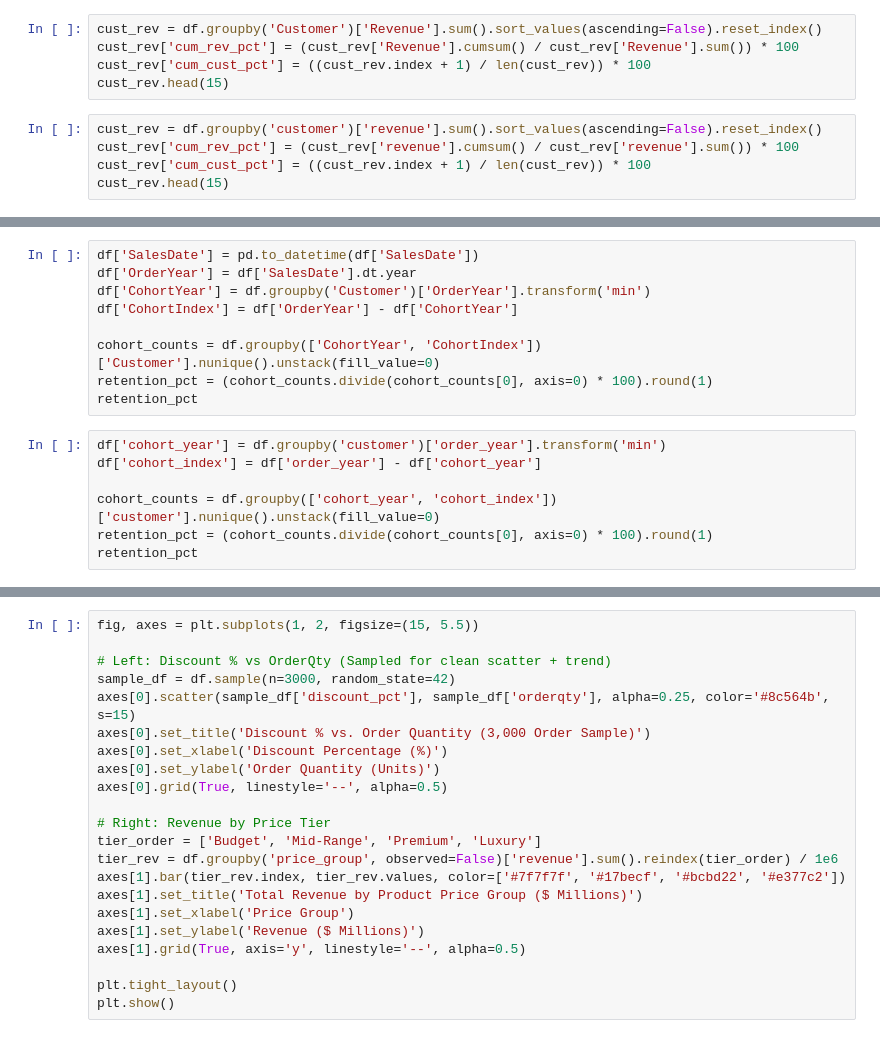
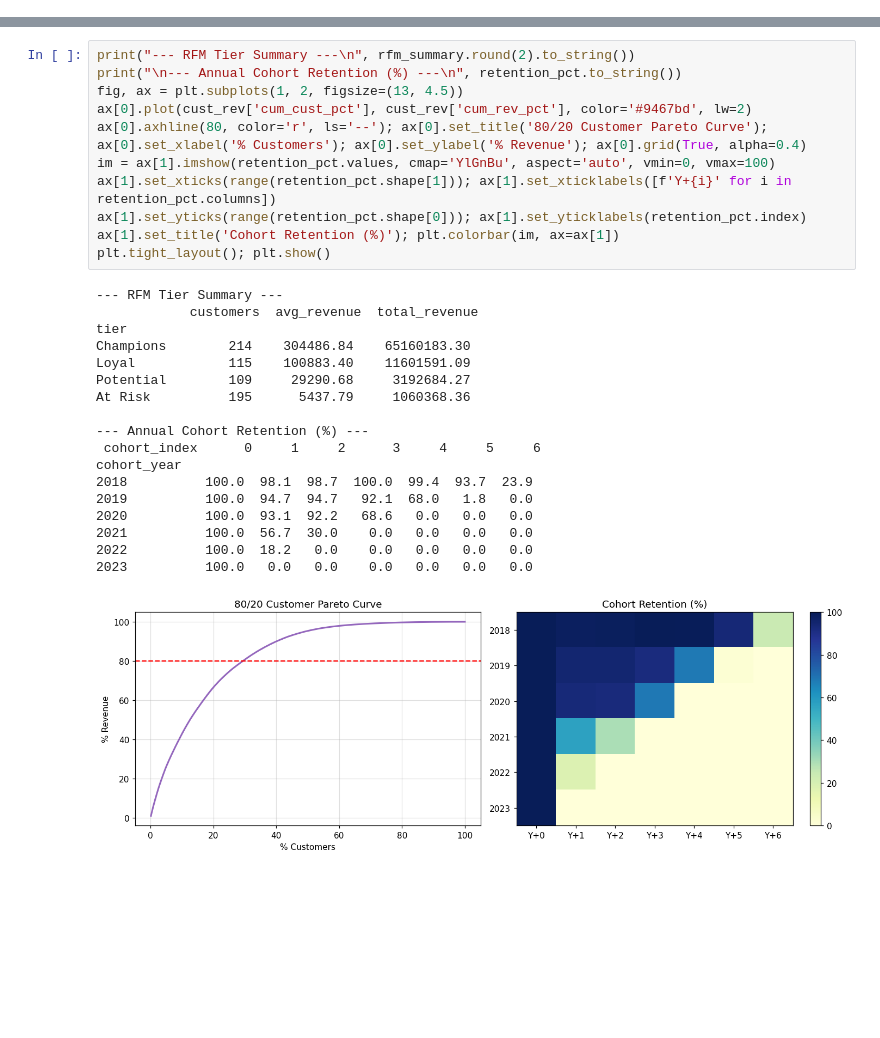
Before and after one commit to Dipali023/B2B-Commercial-Sales-Pricing-Customer-Retention-Intelligence, a Jupyter notebook: Final_Analysis.ipynb, the cells around one changed output, grey strips where cells are left out. Cells and saved outputs as stored; diff of their text form; blank space fills up the shorter version.

```diff
--- a/Final_Analysis.ipynb
+++ b/Final_Analysis.ipynb
@@ -689,10 +22,0 @@ rfm.groupby('Tier').agg(customers=('monetary', 'count'), avg_rev=('monetary', 'm
-# %%
-cust_rev = df.groupby('Customer')['Revenue'].sum().sort_values(ascending=False).reset_index()
-cust_rev['cum_rev_pct'] = (cust_rev['Revenue'].cumsum() / cust_rev['Revenue'].sum()) * 100
-cust_rev['cum_cust_pct'] = ((cust_rev.index + 1) / len(cust_rev)) * 100
-cust_rev.head(15)
-# %%
-cust_rev = df.groupby('customer')['revenue'].sum().sort_values(ascending=False).reset_index()
-cust_rev['cum_rev_pct'] = (cust_rev['revenue'].cumsum() / cust_rev['revenue'].sum()) * 100
-cust_rev['cum_cust_pct'] = ((cust_rev.index + 1) / len(cust_rev)) * 100
-cust_rev.head(15)
@@ -719,16 +22,0 @@ geo.sort_values('revenue', ascending=False).round(2)
-# %%
-df['SalesDate'] = pd.to_datetime(df['SalesDate'])
-df['OrderYear'] = df['SalesDate'].dt.year
-df['CohortYear'] = df.groupby('Customer')['OrderYear'].transform('min')
-df['CohortIndex'] = df['OrderYear'] - df['CohortYear']
-
-cohort_counts = df.groupby(['CohortYear', 'CohortIndex'])['Customer'].nunique().unstack(fill_value=0)
-retention_pct = (cohort_counts.divide(cohort_counts[0], axis=0) * 100).round(1)
-retention_pct
-# %%
-df['cohort_year'] = df.groupby('customer')['order_year'].transform('min')
-df['cohort_index'] = df['order_year'] - df['cohort_year']
-
-cohort_counts = df.groupby(['cohort_year', 'cohort_index'])['customer'].nunique().unstack(fill_value=0)
-retention_pct = (cohort_counts.divide(cohort_counts[0], axis=0) * 100).round(1)
-retention_pct
@@ -957,23 +23,31 @@ plt.show()
-# %%
-fig, axes = plt.subplots(1, 2, figsize=(15, 5.5))
-
-# Left: Discount % vs OrderQty (Sampled for clean scatter + trend)
-sample_df = df.sample(n=3000, random_state=42)
-axes[0].scatter(sample_df['discount_pct'], sample_df['orderqty'], alpha=0.25, color='#8c564b', s=15)
-axes[0].set_title('Discount % vs. Order Quantity (3,000 Order Sample)')
-axes[0].set_xlabel('Discount Percentage (%)')
-axes[0].set_ylabel('Order Quantity (Units)')
-axes[0].grid(True, linestyle='--', alpha=0.5)
-
-# Right: Revenue by Price Tier
-tier_order = ['Budget', 'Mid-Range', 'Premium', 'Luxury']
-tier_rev = df.groupby('price_group', observed=False)['revenue'].sum().reindex(tier_order) / 1e6
-axes[1].bar(tier_rev.index, tier_rev.values, color=['#7f7f7f', '#17becf', '#bcbd22', '#e377c2'])
-axes[1].set_title('Total Revenue by Product Price Group ($ Millions)')
-axes[1].set_xlabel('Price Group')
-axes[1].set_ylabel('Revenue ($ Millions)')
-axes[1].grid(True, axis='y', linestyle='--', alpha=0.5)
-
-plt.tight_layout()
-plt.show()
+# %%
+print("--- RFM Tier Summary ---\n", rfm_summary.round(2).to_string())
+print("\n--- Annual Cohort Retention (%) ---\n", retention_pct.to_string())
+fig, ax = plt.subplots(1, 2, figsize=(13, 4.5))
+ax[0].plot(cust_rev['cum_cust_pct'], cust_rev['cum_rev_pct'], color='#9467bd', lw=2)
+ax[0].axhline(80, color='r', ls='--'); ax[0].set_title('80/20 Customer Pareto Curve'); ax[0].set_xlabel('% Customers'); ax[0].set_ylabel('% Revenue'); ax[0].grid(True, alpha=0.4)
+im = ax[1].imshow(retention_pct.values, cmap='YlGnBu', aspect='auto', vmin=0, vmax=100)
+ax[1].set_xticks(range(retention_pct.shape[1])); ax[1].set_xticklabels([f'Y+{i}' for i in retention_pct.columns])
+ax[1].set_yticks(range(retention_pct.shape[0])); ax[1].set_yticklabels(retention_pct.index)
+ax[1].set_title('Cohort Retention (%)'); plt.colorbar(im, ax=ax[1])
+plt.tight_layout(); plt.show()
+# %% [output]
+--- RFM Tier Summary ---
+            customers  avg_revenue  total_revenue
+tier
+Champions        214    304486.84    65160183.30
+Loyal            115    100883.40    11601591.09
+Potential        109     29290.68     3192684.27
+At Risk          195      5437.79     1060368.36
+
+--- Annual Cohort Retention (%) ---
+ cohort_index      0     1     2      3     4     5     6
+cohort_year
+2018          100.0  98.1  98.7  100.0  99.4  93.7  23.9
+2019          100.0  94.7  94.7   92.1  68.0   1.8   0.0
+2020          100.0  93.1  92.2   68.6   0.0   0.0   0.0
+2021          100.0  56.7  30.0    0.0   0.0   0.0   0.0
+2022          100.0  18.2   0.0    0.0   0.0   0.0   0.0
+2023          100.0   0.0   0.0    0.0   0.0   0.0   0.0
+[figure, added]
 # %%
```
Also changed, not shown: parts of 91 cells of this notebook.
